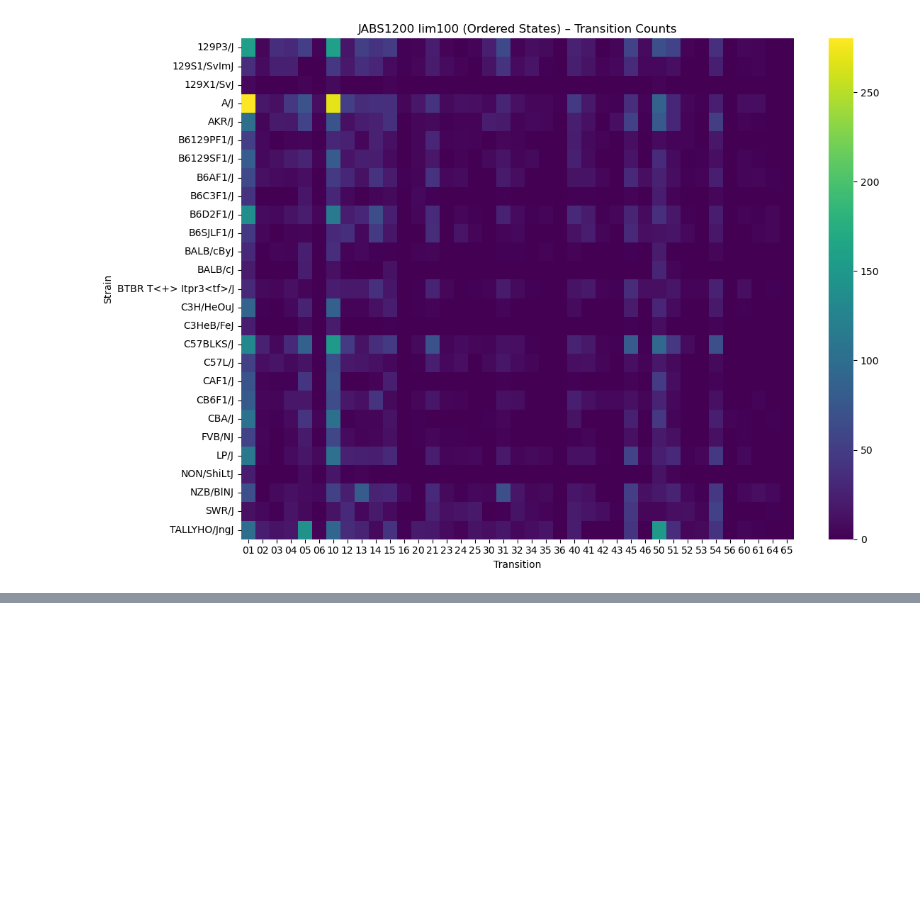
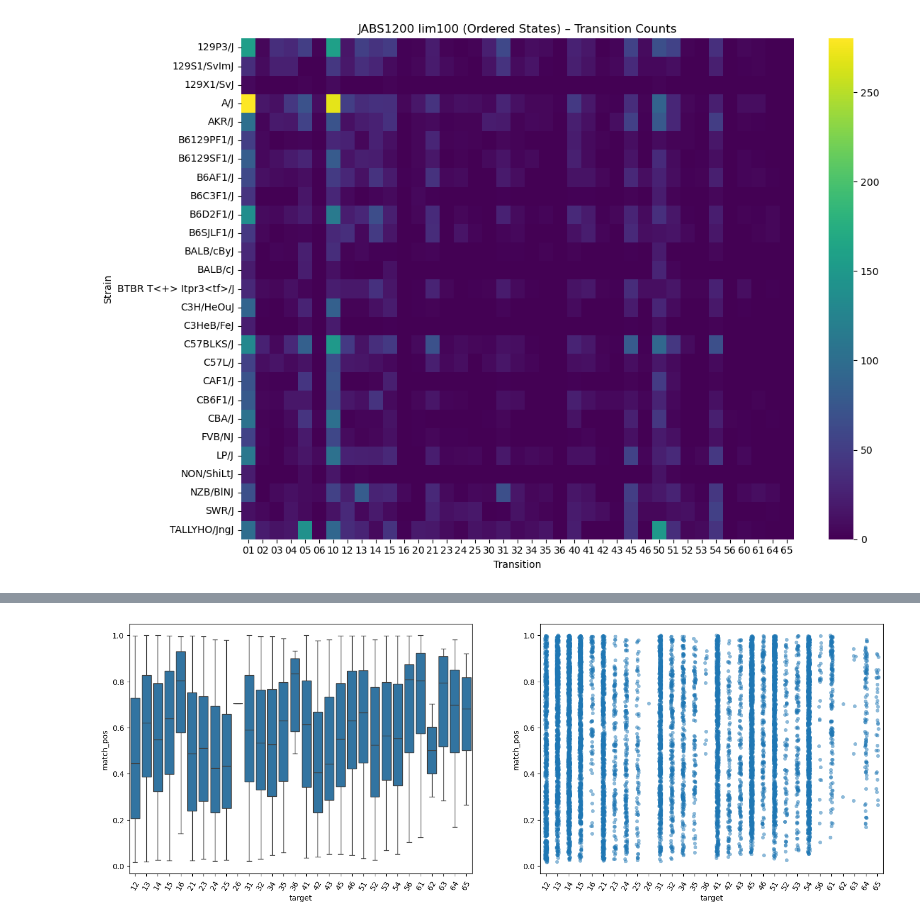
Before and after one commit to brigbrog/Syntactic-Grooming, a Jupyter notebook: visualize/transition_plots.ipynb, the cells around one changed output, grey strips where cells are left out. Saved outputs shown, nothing was run; the diff lists cells and outputs as text; code cells hidden in the pictures; blank space fills up the shorter version.

```diff
--- a/visualize/transition_plots.ipynb
+++ b/visualize/transition_plots.ipynb
@@ -247,7 +254,7 @@ JABS100_fulltran_filt = pd.read_csv(
     )
 # %%
 ASD100_fulltran_ord = pd.read_csv(
-    searchLogCurtain.fpaths['ASD100_fulltran_ord'], dtype={
+    CSVsearchLogCurtain.fpaths['ASD100_fulltran_ord'], dtype={
         "target": "string",
         "match_num": "int",
         #"interval": "tuple",
@@ -261,7 +268,7 @@ ASD100_fulltran_ord = pd.read_csv(
     )
 
 BXD100_fulltran_ord = pd.read_csv(
-    searchLogCurtain.fpaths['BXD100_fulltran_ord'], dtype={
+    CSVsearchLogCurtain.fpaths['BXD100_fulltran_ord'], dtype={
         "target": "string",
         "match_num": "int",
         #"interval": "tuple",
@@ -275,7 +282,7 @@ BXD100_fulltran_ord = pd.read_csv(
     )
 
 JABS100_fulltran_ord = pd.read_csv(
-    searchLogCurtain.fpaths['JABS100_fulltran_ord'], dtype={
+    CSVsearchLogCurtain.fpaths['JABS100_fulltran_ord'], dtype={
         "target": "string",
         "match_num": "int",
         #"interval": "tuple",
@@ -526,0 +719,9 @@ plt.show()
+# %%
+fig, axes = plt.subplots(1, 2, figsize=(18, 6), sharey=False)
+sns.boxplot(data=asd_diff, x="target", y="match_pos", ax=axes[0])
+sns.stripplot(data=asd_diff, x="target", y="match_pos", ax=axes[1], alpha=0.5)
+
+for ax in axes:
+    ax.tick_params(axis='x', rotation=60)
+# %% [output]
+[figure, added]
```
Also changed, not shown: parts of 44 cells of this notebook.
